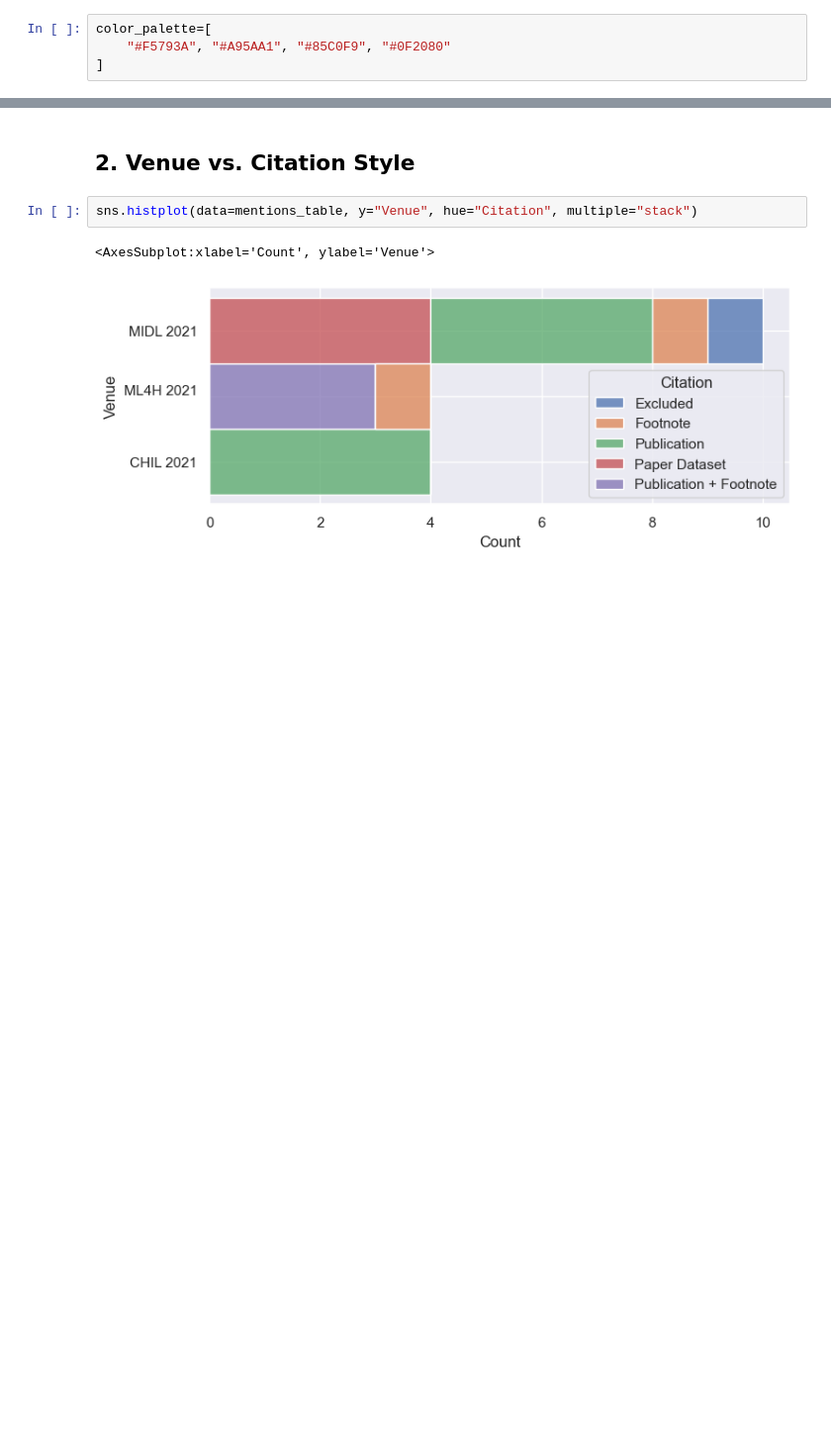
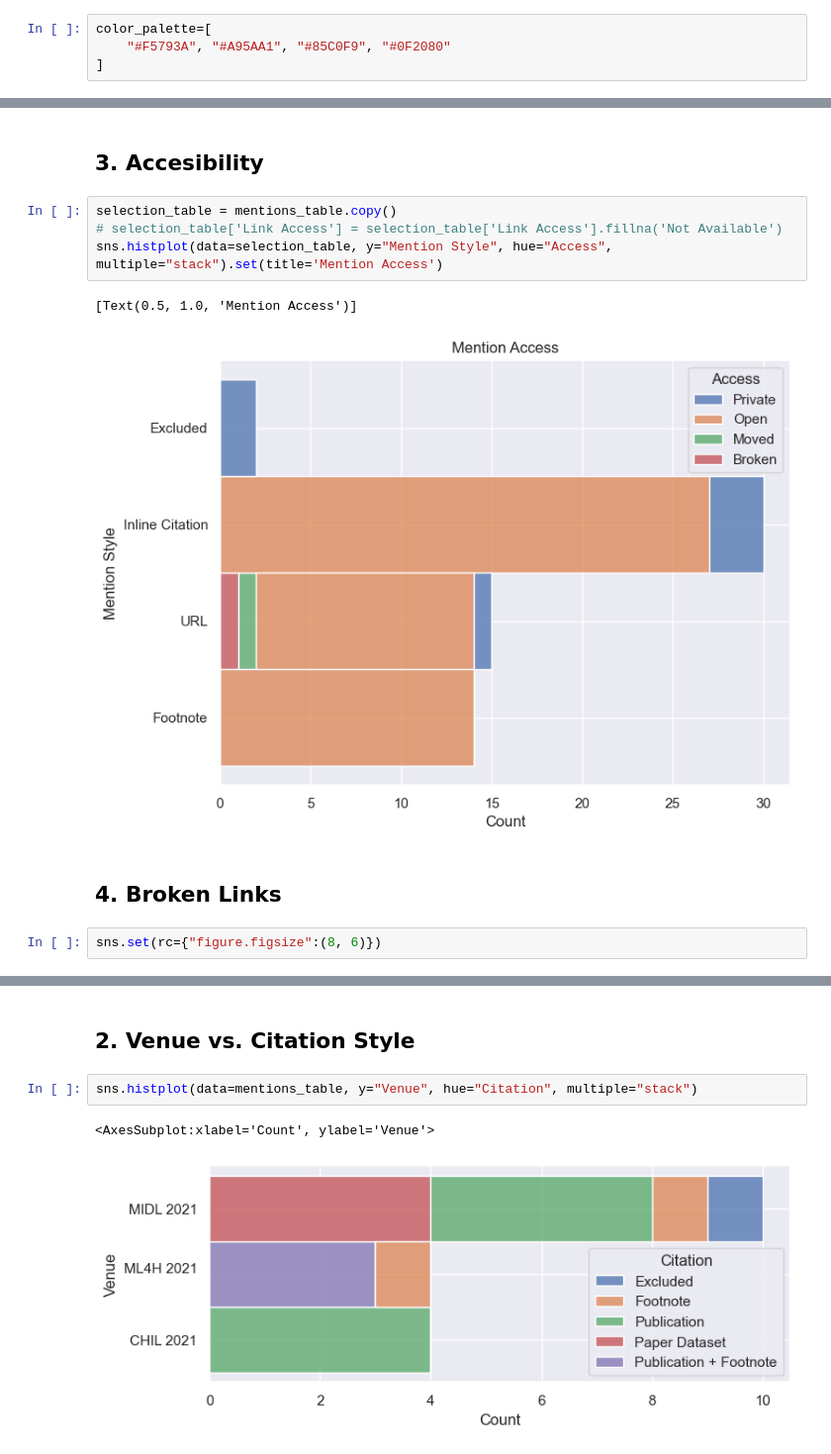
Before and after one commit to madprogramer/PublicDatasets, a Jupyter notebook: ArticleVisualizer.ipynb, the cells around one changed output, grey strips where cells are left out. Shown at 99% size. Saved outputs shown, nothing was run; the diff lists cells and outputs as text; blank space fills up the shorter version.

```diff
--- a/ArticleVisualizer.ipynb
+++ b/ArticleVisualizer.ipynb
@@ -48,0 +67,13 @@ sns.set(rc={"figure.figsize":(8, 3)})
+# %% [markdown]
+## 3. Accesibility
+# %%
+selection_table = mentions_table.copy()
+# selection_table['Link Access'] = selection_table['Link Access'].fillna('Not Available')
+sns.histplot(data=selection_table, y="Mention Style", hue="Access", multiple="stack").set(title='Mention Access')
+# %% [output]
+[Text(0.5, 1.0, 'Mention Access')]
+[figure, added]
+# %% [markdown]
+## 4. Broken Links
+# %%
+sns.set(rc={"figure.figsize":(8, 6)})
```
Also changed, not shown: parts of 12 cells of this notebook.
